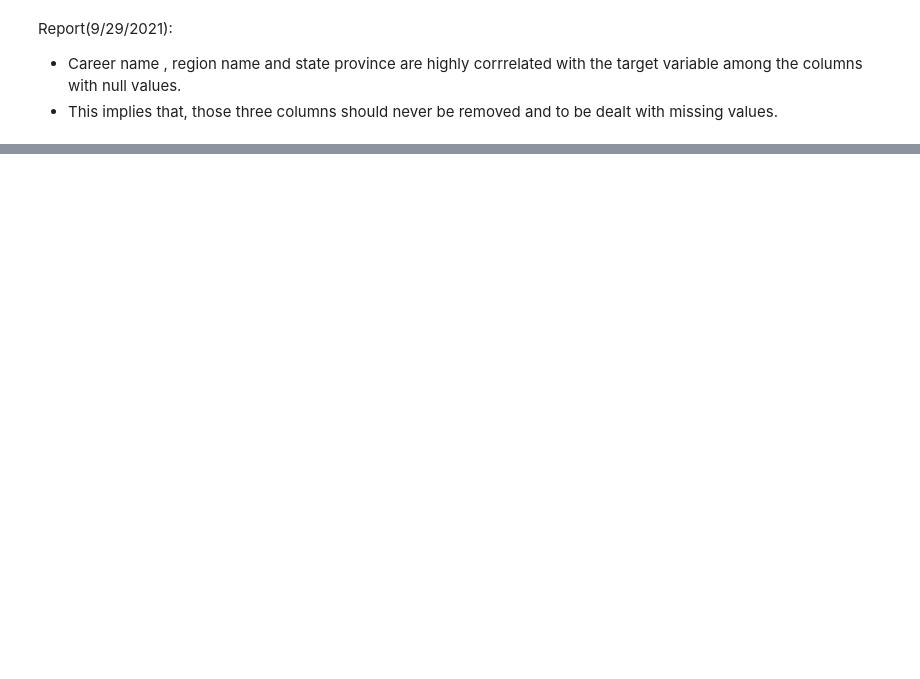
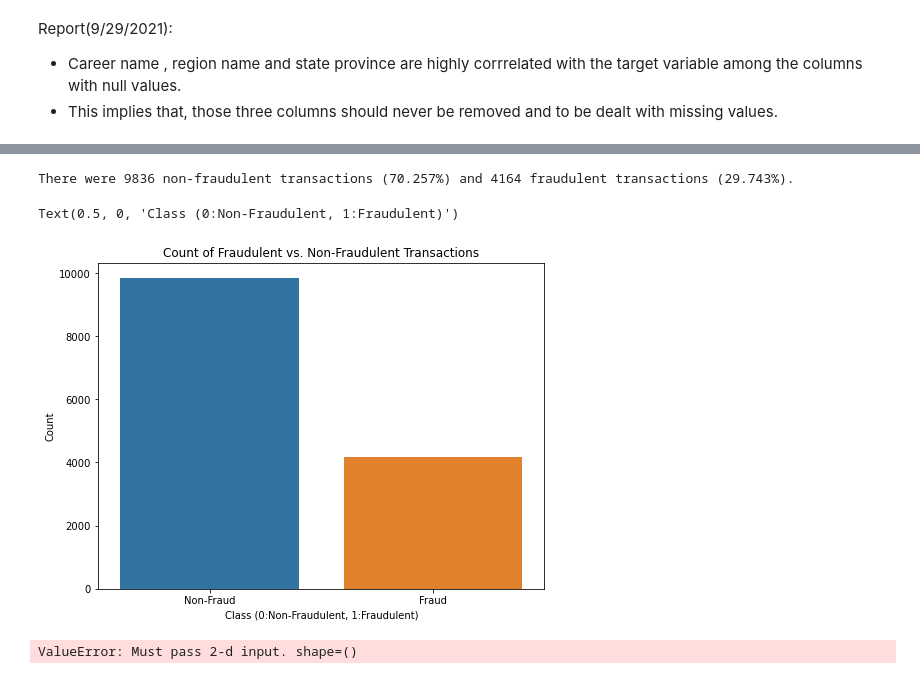
Before and after one commit to rahulrenegade/Wells-Fargo-Analytics-Challenge, a Jupyter notebook: Wells Fargo .ipynb, the cells around one changed output, grey strips where cells are left out. Drawn from its saved outputs; the diff is of its cells as text; code cells hidden in the pictures; blank space fills up the shorter version.

```diff
--- a/Wells Fargo .ipynb
+++ b/Wells Fargo .ipynb
@@ -298,0 +317,8 @@ Report(9/29/2021):
+# %%
+train['PWD_UPDT_TS'] = train['PWD_UPDT_TS'].str.split().str[0]
+
+train['TRAN_TS'] = train['TRAN_TS'].str.split().str[0]
+
+train['PH_NUM_UPDT_TS'] = train['TRAN_TS'].str.split().str[0]
+
+#time stamp removed
@@ -298,0 +418,23 @@ Report(9/29/2021):
+# %%
+#fraud vs. normal transactions
+counts = train['FRAUD_NONFRAUD'].value_counts()
+normal = counts[0]
+fraudulent = counts[1]
+perc_normal = (normal/(normal+fraudulent))*100
+perc_fraudulent = (fraudulent/(normal+fraudulent))*100
+print('There were {} non-fraudulent transactions ({:.3f}%) and {} fraudulent transactions ({:.3f}%).'.format(normal, perc_normal, fraudulent, perc_fraudulent))
+# %% [output]
+There were 9836 non-fraudulent transactions (70.257%) and 4164 fraudulent transactions (29.743%).
+# %%
+plt.figure(figsize=(8,6))
+sns.barplot(x=counts.index, y=counts)
+plt.title('Count of Fraudulent vs. Non-Fraudulent Transactions')
+plt.ylabel('Count')
+plt.xlabel('Class (0:Non-Fraudulent, 1:Fraudulent)')
+# %% [output]
+Text(0.5, 0, 'Class (0:Non-Fraudulent, 1:Fraudulent)')
+[figure, added]
+# %%
+sns.heatmap(train.corr,yticklabels=False, cmap="afmhot")
+# %% [output]
+ValueError: Must pass 2-d input. shape=()
```
Also changed, not shown: parts of 27 cells of this notebook, 1 other file.
